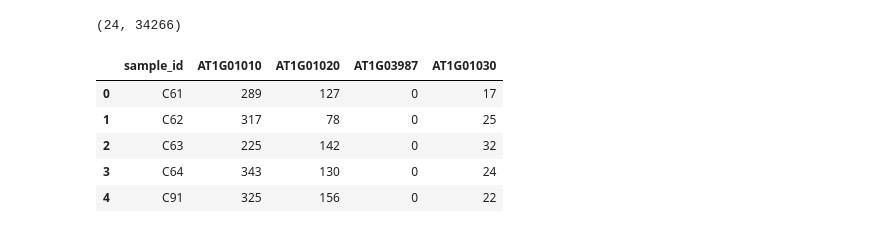
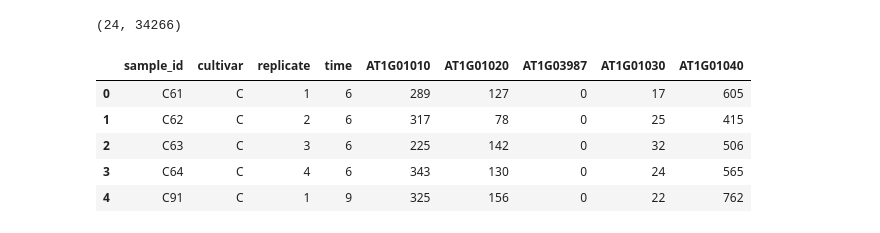
Before and after one commit to ssoi/sameersoi.com, a Jupyter notebook: content/bayesian_workflow_rna-seq.ipynb, the cells around one changed output. Saved outputs shown, nothing was run; the diff lists cells and outputs as text; code cells hidden in the pictures.

```diff
--- a/content/bayesian_workflow_rna-seq.ipynb
+++ b/content/bayesian_workflow_rna-seq.ipynb
@@ -61,12 +68,12 @@ metadata_cols = ["sample_id", "cultivar", "replicate", "time"]
 gene_cols = [col for col in rnaseq_df if not col in metadata_cols]
 # %%
 print(rnaseq_df.shape)
-rnaseq_df.iloc[0:5, 0:5]
+rnaseq_df.iloc[0:5,][metadata_cols + gene_cols[0:5]]
 # %% [output]
 (24, 34266)
-|  | sample_id | AT1G01010 | AT1G01020 | AT1G03987 | AT1G01030 |
-| 0 | C61 | 289 | 127 | 0 | 17 |
-| 1 | C62 | 317 | 78 | 0 | 25 |
-| 2 | C63 | 225 | 142 | 0 | 32 |
-| 3 | C64 | 343 | 130 | 0 | 24 |
-| 4 | C91 | 325 | 156 | 0 | 22 |
+|  | sample_id | cultivar | replicate | time | AT1G01010 | AT1G01020 | AT1G03987 | AT1G01030 | AT1G01040 |
+| 0 | C61 | C | 1 | 6 | 289 | 127 | 0 | 17 | 605 |
+| 1 | C62 | C | 2 | 6 | 317 | 78 | 0 | 25 | 415 |
+| 2 | C63 | C | 3 | 6 | 225 | 142 | 0 | 32 | 506 |
+| 3 | C64 | C | 4 | 6 | 343 | 130 | 0 | 24 | 565 |
+| 4 | C91 | C | 1 | 9 | 325 | 156 | 0 | 22 | 762 |
```
Also changed, not shown: parts of 31 cells of this notebook.
